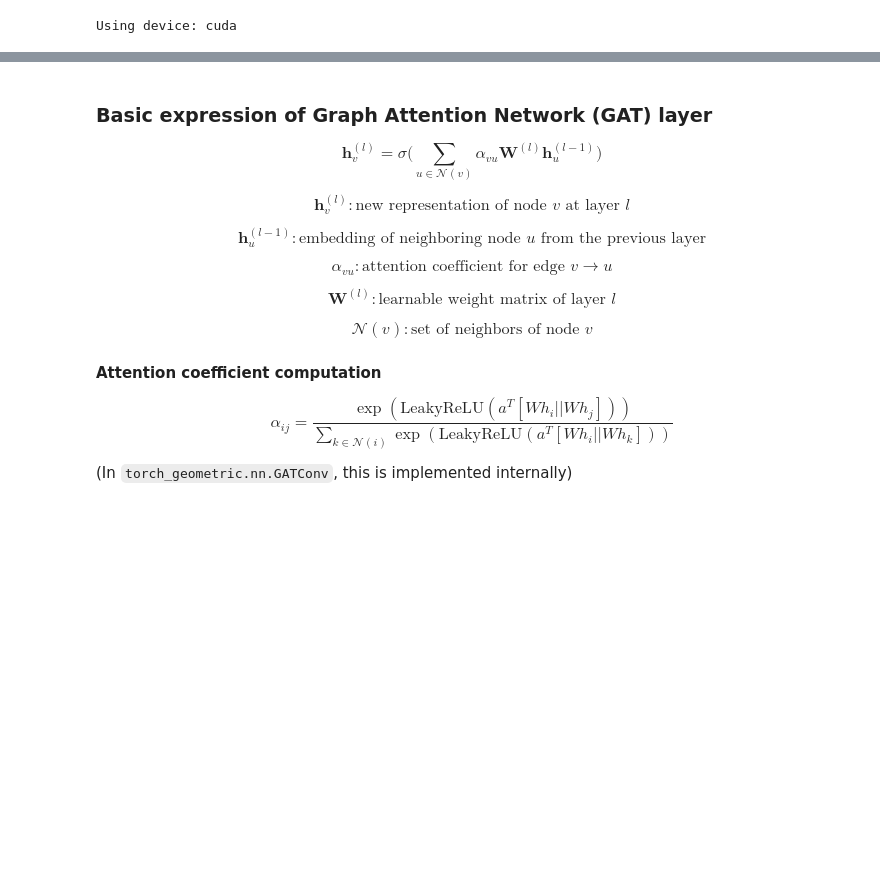
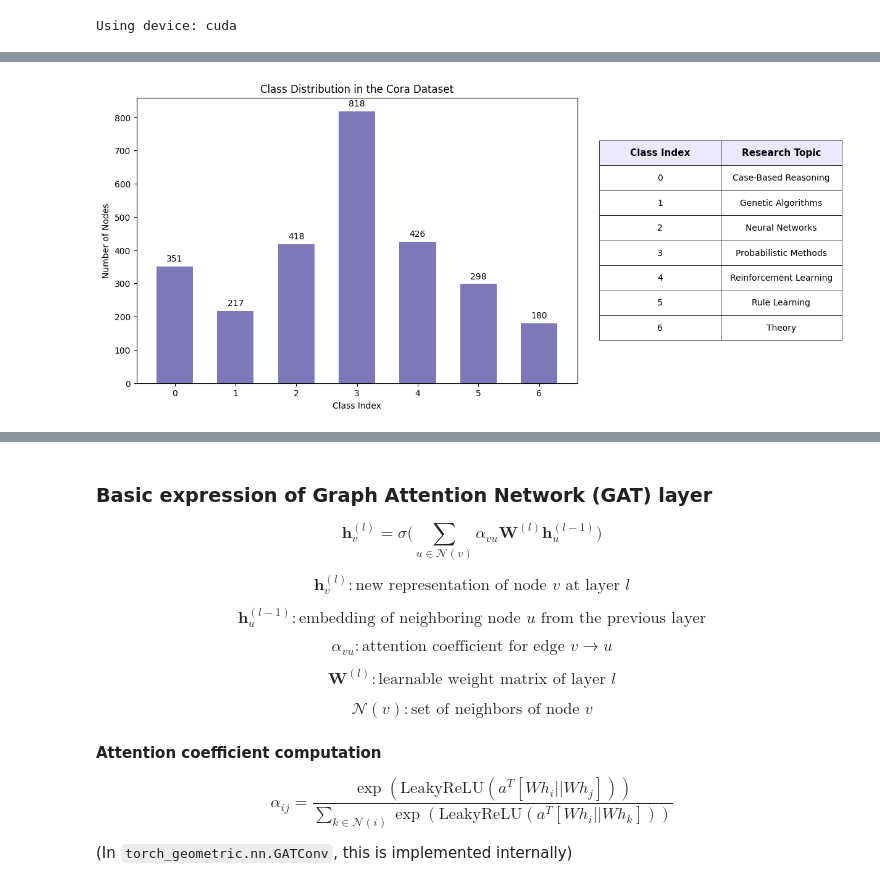
Before and after one commit to akimoshka/Cora-Gcn-Gat-Tutorial, a Jupyter notebook: GAT.ipynb, the cells around one changed output, grey strips where cells are left out. Drawn from its saved outputs; the diff is of its cells as text; code cells hidden in the pictures; blank space fills up the shorter version.

```diff
--- a/GAT.ipynb
+++ b/GAT.ipynb
@@ -181,0 +97,67 @@ plt.show()
+# %%
+# Visualizations for Class Distribution Plot
+
+labels = data.y.numpy()
+num_classes = dataset.num_classes
+
+fig, ax = plt.subplots(figsize=(12, 6))  # wider to fit a bigger table
+
+# --- Main bar plot ---
+unique, counts = np.unique(labels, return_counts=True)
+ax.bar(unique, counts, width=0.6, color="#7E77B9")
+
+ax.set_xticks(unique)
+ax.set_xlabel("Class Index")
+ax.set_ylabel("Number of Nodes")
+ax.set_title("Class Distribution in the Cora Dataset")
+
+# Add counts above bars
+for cls, count in zip(unique, counts):
+    ax.text(cls, count + 10, str(count),
+            ha="center", va="bottom", fontsize=10)
+
+# --- Class names legend on RIGHT ---
+class_names = [
+    "Case-Based Reasoning",
+    "Genetic Algorithms",
+    "Neural Networks",
+    "Probabilistic Methods",
+    "Reinforcement Learning",
+    "Rule Learning",
+    "Theory",
+]
+
+table_data = [[i, class_names[i]] for i in unique]
+
+# Create a visually pleasing table
+table = plt.table(
+    cellText=table_data,
+    colLabels=["Class Index", "Research Topic"],
+    cellLoc="center",
+    loc="right",
+    bbox=[1.05, 0.15, 0.55, 0.7],   # wider table: width = 0.55
+)
+
+# Style improvements
+table.auto_set_font_size(False)
+table.set_fontsize(10)
+
+# Improve spacing
+for key, cell in table.get_celld().items():
+    cell.set_linewidth(0.5)
+    cell.PAD = 0.35  # add padding inside cells
+
+# Header styling
+for key, cell in table.get_celld().items():
+    row, col = key
+    if row == 0:  # header row
+        cell.set_facecolor("#ECE9FF")
+        cell.set_fontsize(11)
+        cell.set_text_props(weight="bold")
+
+# Make space for the table
+plt.subplots_adjust(right=0.72)
+
+plt.show()
+# %% [output]
+[figure, added]
```
Also changed, not shown: parts of 11 cells of this notebook, 1 other file.
